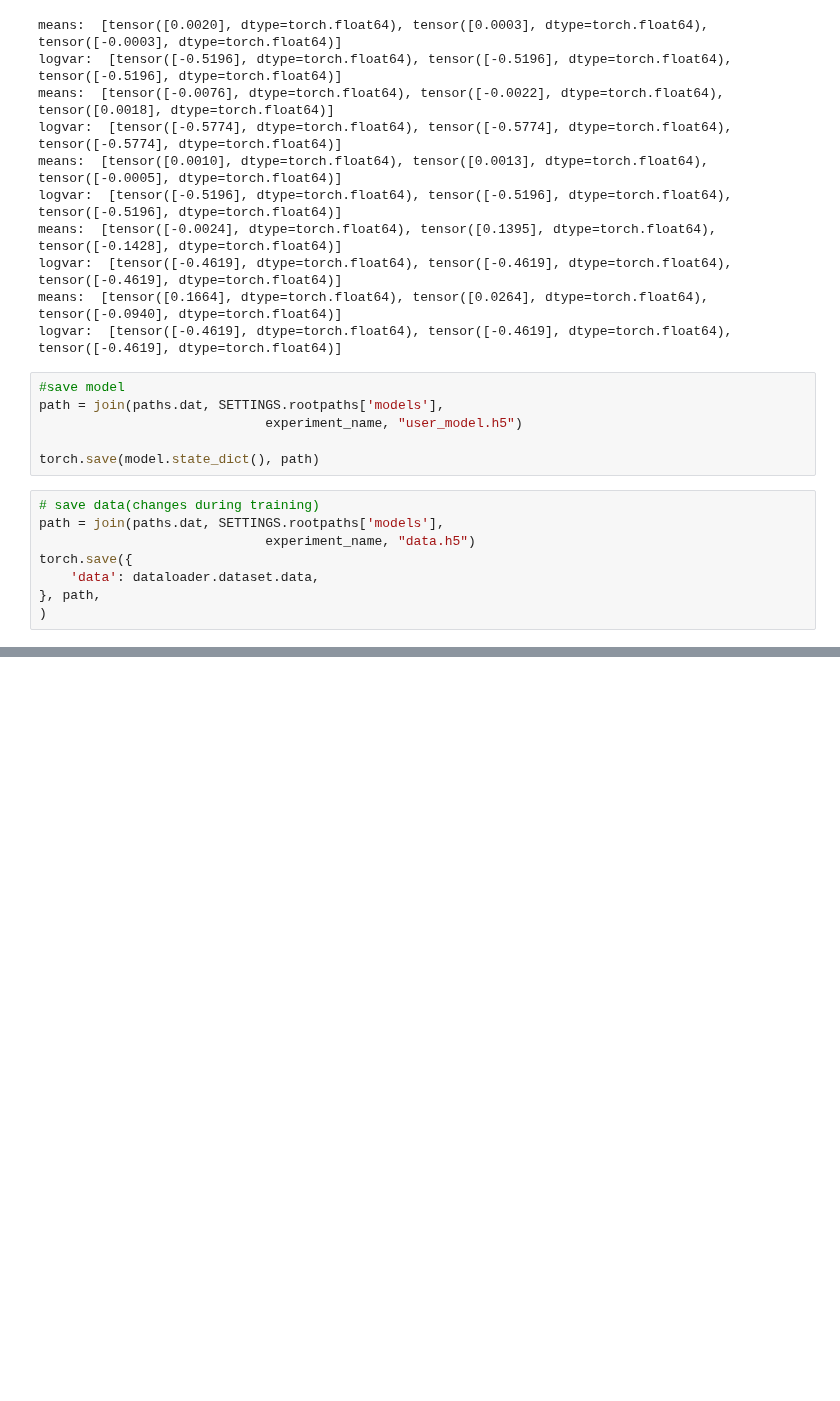
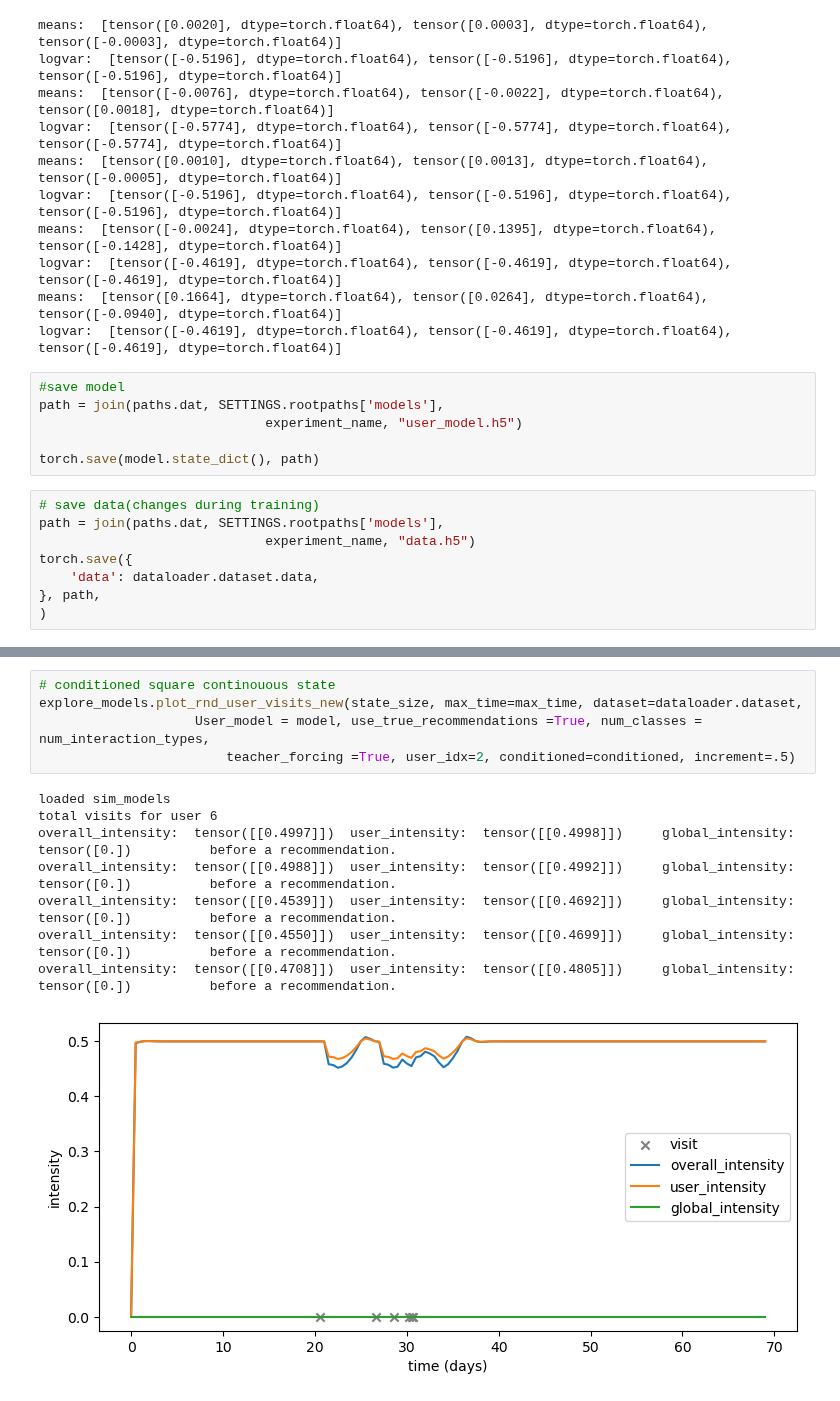
Before and after one commit to Thahit/Recommender_Sim, a Jupyter notebook: notebooks/explore_training.ipynb, the cells around one changed output, grey strips where cells are left out. Cells and saved outputs as stored; diff of their text form; blank space fills up the shorter version.

```diff
--- a/notebooks/explore_training.ipynb
+++ b/notebooks/explore_training.ipynb
@@ -245,0 +280,14 @@ torch.save({
+# %%
+# conditioned square continouous state
+explore_models.plot_rnd_user_visits_new(state_size, max_time=max_time, dataset=dataloader.dataset,
+                    User_model = model, use_true_recommendations =True, num_classes = num_interaction_types,
+                        teacher_forcing =True, user_idx=2, conditioned=conditioned, increment=.5)
+# %% [output]
+loaded sim_models
+total visits for user 6
+overall_intensity:  tensor([[0.4997]])  user_intensity:  tensor([[0.4998]])     global_intensity:  tensor([0.])          before a recommendation.
+overall_intensity:  tensor([[0.4988]])  user_intensity:  tensor([[0.4992]])     global_intensity:  tensor([0.])          before a recommendation.
+overall_intensity:  tensor([[0.4539]])  user_intensity:  tensor([[0.4692]])     global_intensity:  tensor([0.])          before a recommendation.
+overall_intensity:  tensor([[0.4550]])  user_intensity:  tensor([[0.4699]])     global_intensity:  tensor([0.])          before a recommendation.
+overall_intensity:  tensor([[0.4708]])  user_intensity:  tensor([[0.4805]])     global_intensity:  tensor([0.])          before a recommendation.
+[figure, added]
```
Also changed, not shown: parts of 25 cells of this notebook.
